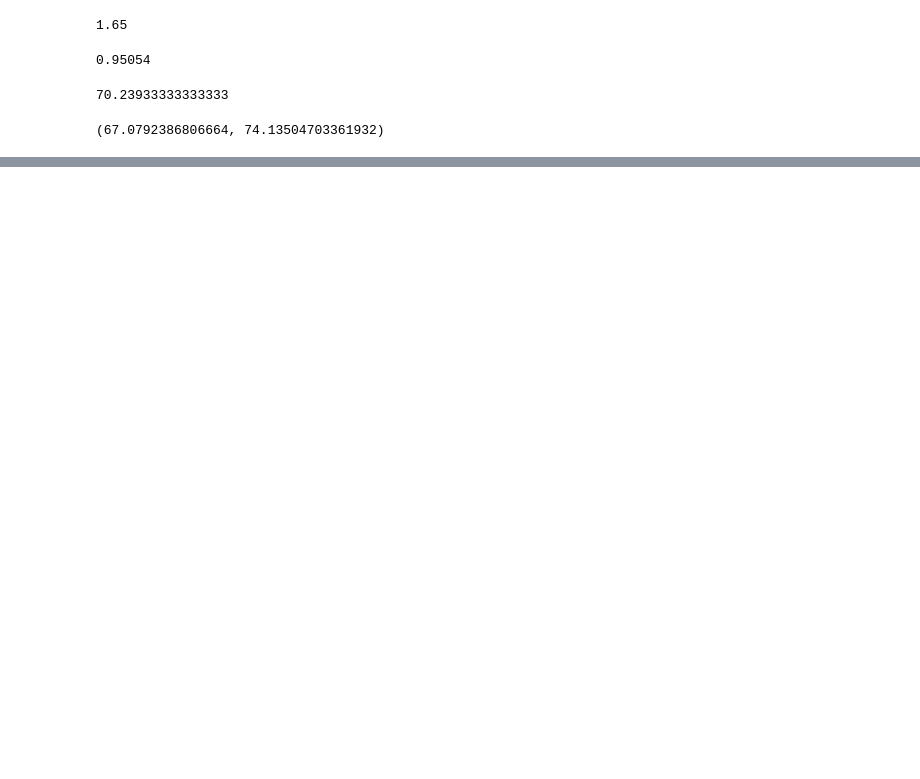
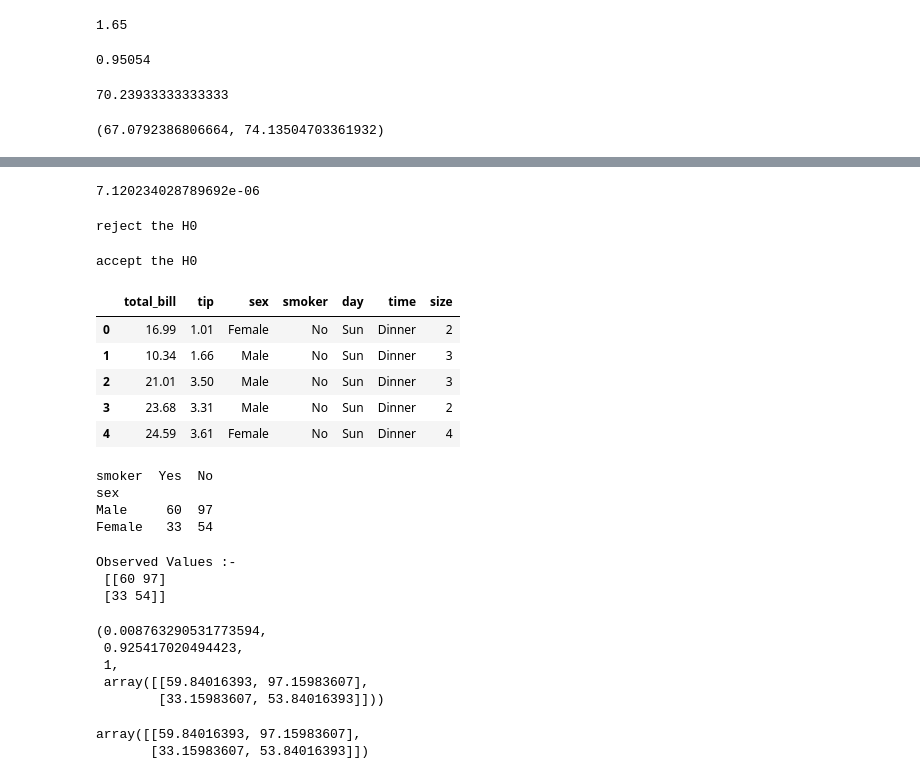
Before and after one commit to Nielspace/Data-Analytics, a Jupyter notebook: Data Analyst/Statistics -- Part 3.ipynb, the cells around one changed output, grey strips where cells are left out. Drawn from its saved outputs; the diff is of its cells as text; code cells hidden in the pictures; blank space fills up the shorter version.

```diff
--- a/Data Analyst/Statistics -- Part 3.ipynb
+++ b/Data Analyst/Statistics -- Part 3.ipynb
@@ -226,0 +299,51 @@ lL, uL
+# %%
+pValue
+# %% [output]
+7.120234028789692e-06
+# %%
+if pValue<0.05:
+    print('reject the H0')
+else:
+    print('accept the H0')
+# %% [output]
+reject the H0
+# %%
+ttest, pValue = ttest_1samp(marks, 73)
+if pValue<0.05:
+    print('reject the H0')
+else:
+    print('accept the H0')
+# %% [output]
+accept the H0
+# %%
+from scipy.stats import stats, chi2_contingency
+
+import seaborn as sns
+import pandas as pd
+import numpy as np
+dataset=sns.load_dataset('tips')
+# %%
+dataset.head()
+# %% [output]
+|  | total_bill | tip | sex | smoker | day | time | size |
+| 0 | 16.99 | 1.01 | Female | No | Sun | Dinner | 2 |
+| 1 | 10.34 | 1.66 | Male | No | Sun | Dinner | 3 |
+| 2 | 21.01 | 3.50 | Male | No | Sun | Dinner | 3 |
+| 3 | 23.68 | 3.31 | Male | No | Sun | Dinner | 2 |
+| 4 | 24.59 | 3.61 | Female | No | Sun | Dinner | 4 |
+# %%
+dataset_table=pd.crosstab(dataset['sex'],dataset['smoker'])
+print(dataset_table)
+# %% [output]
+smoker  Yes  No
+sex
+Male     60  97
+Female   33  54
+# %%
+#Observed Values
+Observed_Values = dataset_table.values
+print("Observed Values :-\n",Observed_Values)
+# %% [output]
+Observed Values :-
+ [[60 97]
+ [33 54]]
@@ -226,0 +352,14 @@ lL, uL
+# %%
+val
+# %% [output]
+(0.008763290531773594,
+ 0.925417020494423,
+ 1,
+ array([[59.84016393, 97.15983607],
+        [33.15983607, 53.84016393]]))
+# %%
+Expected_Values=val[3]
+Expected_Values
+# %% [output]
+array([[59.84016393, 97.15983607],
+       [33.15983607, 53.84016393]])
```
Also changed, not shown: parts of 28 cells of this notebook.
